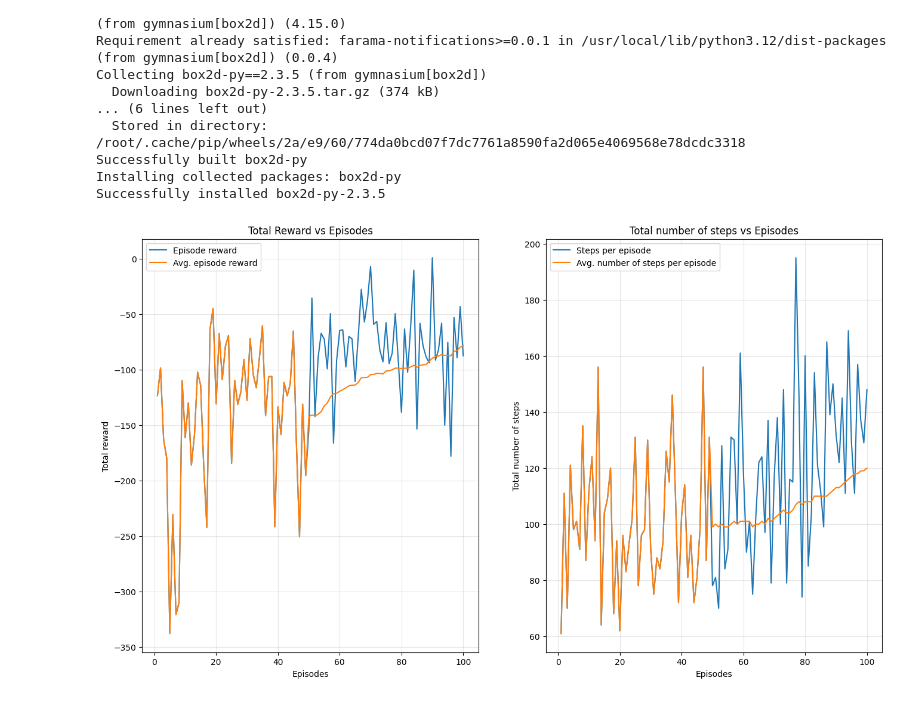
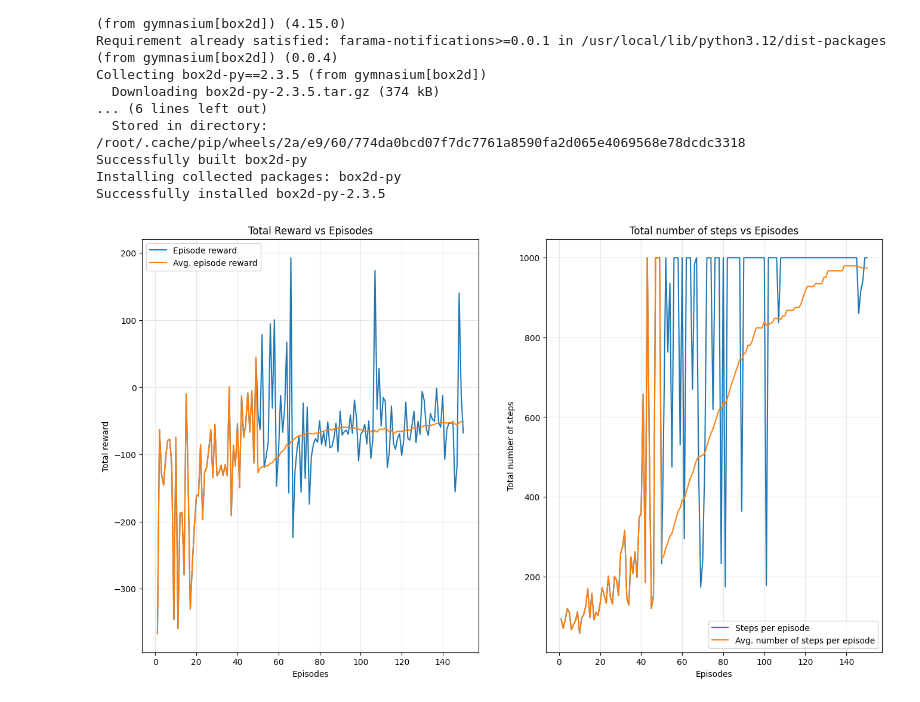
Before and after one commit to Ton3t3/Lab2-RL, a Jupyter notebook: problem 1/DQN_problem.ipynb, the cells around one changed output. Saved outputs shown, nothing was run; the diff lists cells and outputs as text; code cells hidden in the pictures.

Commit message:
Creado con Colab (-49 average reward)

```diff
--- a/problem 1/DQN_problem.ipynb
+++ b/problem 1/DQN_problem.ipynb
@@ -33,6 +33,8 @@ from DQN_agent import RandomAgent
 import warnings
 import random
 warnings.simplefilter(action='ignore', category=FutureWarning)
+
+dev = torch.device("cuda" if torch.cuda.is_available() else "cpu")
 # %%
 !pip install swig
 !pip install "gymnasium[box2d]"
@@ -142,24 +144,36 @@ env = gym.make('LunarLander-v3')
 env.reset()
 
 #Extra parameters (not included in raw version of the exercise)
-BUFFER_SIZE = 10000                                 # Size of the replay buffer (5000 - 30000)
+BUFFER_SIZE = 15000#10000                                 # Size of the replay buffer (5000 - 30000)
 TRAINING_BATCH = 32                                 # How big should be the batch of experiences used to train the main NN (4 - 128)
 C = int(BUFFER_SIZE/TRAINING_BATCH)                 # Update frequency of the target
-LEARNING_RATE = 0.001                               # (10-3 - 10-4)
+LEARNING_RATE = 0.0005#0.001                               # (10-3 - 10-4)
 NEURONS_PER_LAYER = 64                              # Number of neurons per hidden layer (8 - 128)
-EPSILON = 1.0                                       # Initial exploration rate (balance between exploration and exploitation)
-EPSILON_MIN = 0.01                                  # Minimum exploration rate
-EPSILON_DECAY = 0.995                               # Decay rate for epsilon after each episode
+MIN_REPLAY_SIZE = 1000
+
 # Parameters
-N_episodes = 100                             # Number of episodes
+N_episodes = 150 #100                             # Number of episodes
 discount_factor = 0.95                       # Value of the discount factor
 n_ep_running_average = 50                    # Running average of 50 episodes
 n_actions = env.action_space.n               # Number of available actions
 dim_state = len(env.observation_space.high)  # State dimensionality
 
+# EXTRA PARAMETERS
+Z = int(N_episodes*0.95)
+EPSILON_MAX = 0.99
+EPSILON_MIN = 0.05
+EPSILON = 1
+
 # Initialize buffer, network, and optimizer
 buffer = ExperienceReplayBuffer(BUFFER_SIZE)
 network = MyNetwork(input_size=env.observation_space.shape[0], output_size=env.action_space.n, neurons_per_layer=NEURONS_PER_LAYER)
+
+target_network = MyNetwork(input_size=env.observation_space.shape[0], output_size=env.action_space.n, neurons_per_layer=NEURONS_PER_LAYER)
+target_network.load_state_dict(network.state_dict())
+target_network.eval()
+network.to(dev)
+target_network.to(dev)
+
 optimizer = torch.optim.Adam(network.parameters(), lr=LEARNING_RATE)
 
 def select_action(state, epsilon):
@@ -167,8 +181,9 @@ def select_action(state, epsilon):
     if random.random() < epsilon:
         return env.action_space.sample()  # Explore by selecting a random action
     else: # 1-epsilon
-        state_tensor = torch.tensor([state], dtype=torch.float32)  # Convert state to tensor
-        return network(state_tensor).argmax().item()  # Exploit by selecting the action with max Q-value
+        state_tensor = torch.tensor([state], dtype=torch.float32, device=dev)  # Convert state to tensor
+        with torch.no_grad():
+          return network(state_tensor).argmax().item()  # Exploit by selecting the action with max Q-value
 
 
 # We will use these variables to compute the average episodic reward and
@@ -180,11 +195,11 @@ episode_number_of_steps = []   # this list contains the number of steps per epis
 # agent = RandomAgent(n_actions)
 
 ### Training process
-
 # trange is an alternative to range in python, from the tqdm library
 # It shows a nice progression bar that you can update with useful information
 EPISODES = trange(N_episodes, desc='Episode: ', leave=True)
-
+global_counter = 0
+episode_counter = 0
 for i in EPISODES:
     # Reset enviroment data and initialize variables
     done, truncated = False, False
@@ -192,6 +207,9 @@ for i in EPISODES:
     total_episode_reward = 0.
     t = 0
     while not (done or truncated):
+        if global_counter % C == 0:
+          target_network.load_state_dict(network.state_dict())
+
         # Take a random action
         # action = agent.forward(state)
         action = select_action(state, EPSILON)
@@ -207,22 +225,23 @@ for i in EPISODES:
         buffer.append(Experience(state, action, reward, next_state, done))
         state = next_state
         t+= 1
+        global_counter+=1
 
-        if len(buffer) >= TRAINING_BATCH:
+        if len(buffer) >= MIN_REPLAY_SIZE:
           states, actions, rewards, next_states, dones = buffer.sample_batch(TRAINING_BATCH)
           # Convert the batch data into tensors
-          states = torch.tensor(states, dtype=torch.float32)
-          actions = torch.tensor(actions, dtype=torch.int64).unsqueeze(1)  # Unsqueeze for correct shape
-          rewards = torch.tensor(rewards, dtype=torch.float32)
-          next_states = torch.tensor(next_states, dtype=torch.float32)
-          dones = torch.tensor(dones, dtype=torch.float32)
+          states = torch.tensor(states, dtype=torch.float32, device=dev)
+          actions = torch.tensor(actions, dtype=torch.int64, device=dev).unsqueeze(1)  # Unsqueeze for correct shape
+          rewards = torch.tensor(rewards, dtype=torch.float32, device=dev)
+          next_states = torch.tensor(next_states, dtype=torch.float32, device=dev)
+          dones = torch.tensor(dones, dtype=torch.float32, device=dev)
 
           # Compute Q-values for the current states
           q_values = network(states).gather(1, actions).squeeze()  # Q-values for taken actions
 
           # Compute the target Q-values for the next states
           with torch.no_grad():  # No need to compute gradients for target Q-values
-              next_q_values = network(next_states).max(1)[0]  # Max Q-value for next state
+              next_q_values = target_network(next_states).max(1)[0]  # Max Q-value for next state
               targets = rewards + discount_factor * next_q_values * (1 - dones)  # Target: Bellman equation
 
           # Compute the loss (MSE loss between predicted Q-values and target Q-values)
@@ -234,10 +253,9 @@ for i in EPISODES:
           nn.utils.clip_grad_norm_(network.parameters(), max_norm=1.0)  # Clip gradients to avoid exploding gradients
           optimizer.step()  # Update parameters
 
-          # # Log loss to TensorBoard for visualization
-          # writer.add_scalar("Loss", loss.item(), episode * MAX_STEPS + t)
 
-    EPSILON = max(EPSILON_MIN, EPSILON * EPSILON_DECAY)
+    episode_counter +=1
+    EPSILON = max(EPSILON_MIN, EPSILON_MAX * (EPSILON_MIN/EPSILON_MAX)**((episode_counter-1)/(Z-1)))
     # Append episode reward and total number of steps
     episode_reward_list.append(total_episode_reward)
     episode_number_of_steps.append(t)
@@ -250,34 +268,34 @@ for i in EPISODES:
         "Episode {} - Reward/Steps: {:.1f}/{} - Avg. Reward/Steps: {:.1f}/{}".format(
         i, total_episode_reward, t,
         running_average(episode_reward_list, n_ep_running_average)[-1],
         running_average(episode_number_of_steps, n_ep_running_average)[-1]))
 
 torch.save(network, 'neural-network-1.pth')
 # Close environment
 env.close()
 
 # Plot Rewards and steps
 fig, ax = plt.subplots(nrows=1, ncols=2, figsize=(16, 9))
 ax[0].plot([i for i in range(1, N_episodes+1)], episode_reward_list, label='Episode reward')
 ax[0].plot([i for i in range(1, N_episodes+1)], running_average(
     episode_reward_list, n_ep_running_average), label='Avg. episode reward')
 ax[0].set_xlabel('Episodes')
 ax[0].set_ylabel('Total reward')
 ax[0].set_title('Total Reward vs Episodes')
 ax[0].legend()
 ax[0].grid(alpha=0.3)
 
 ax[1].plot([i for i in range(1, N_episodes+1)], episode_number_of_steps, label='Steps per episode')
 ax[1].plot([i for i in range(1, N_episodes+1)], running_average(
     episode_number_of_steps, n_ep_running_average), label='Avg. number of steps per episode')
 ax[1].set_xlabel('Episodes')
 ax[1].set_ylabel('Total number of steps')
 ax[1].set_title('Total number of steps vs Episodes')
 ax[1].legend()
 ax[1].grid(alpha=0.3)
 plt.show()
 # %% [output]
-[figure, old version]
+[figure, new version]
 # %%
 %%python DQN_check_solution.py
 # %% [output]
```
Also changed, not shown: parts of 2 cells of this notebook.
